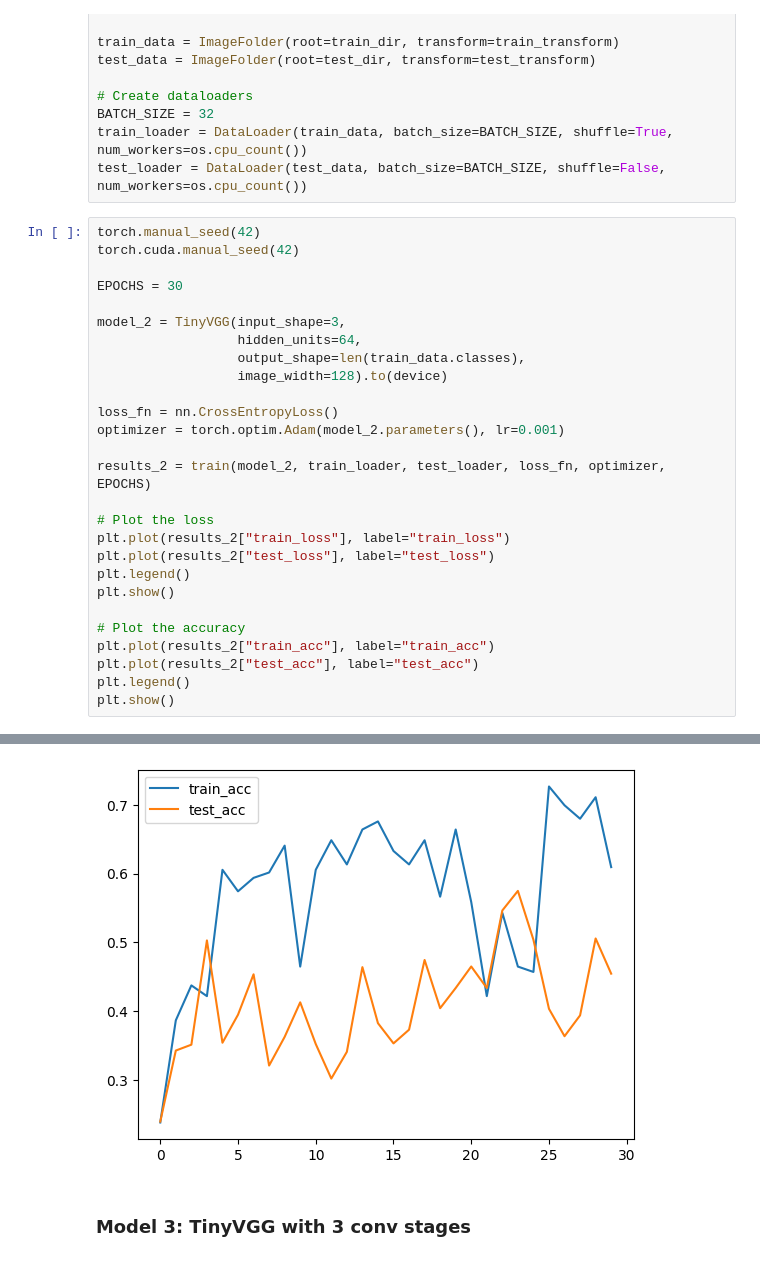
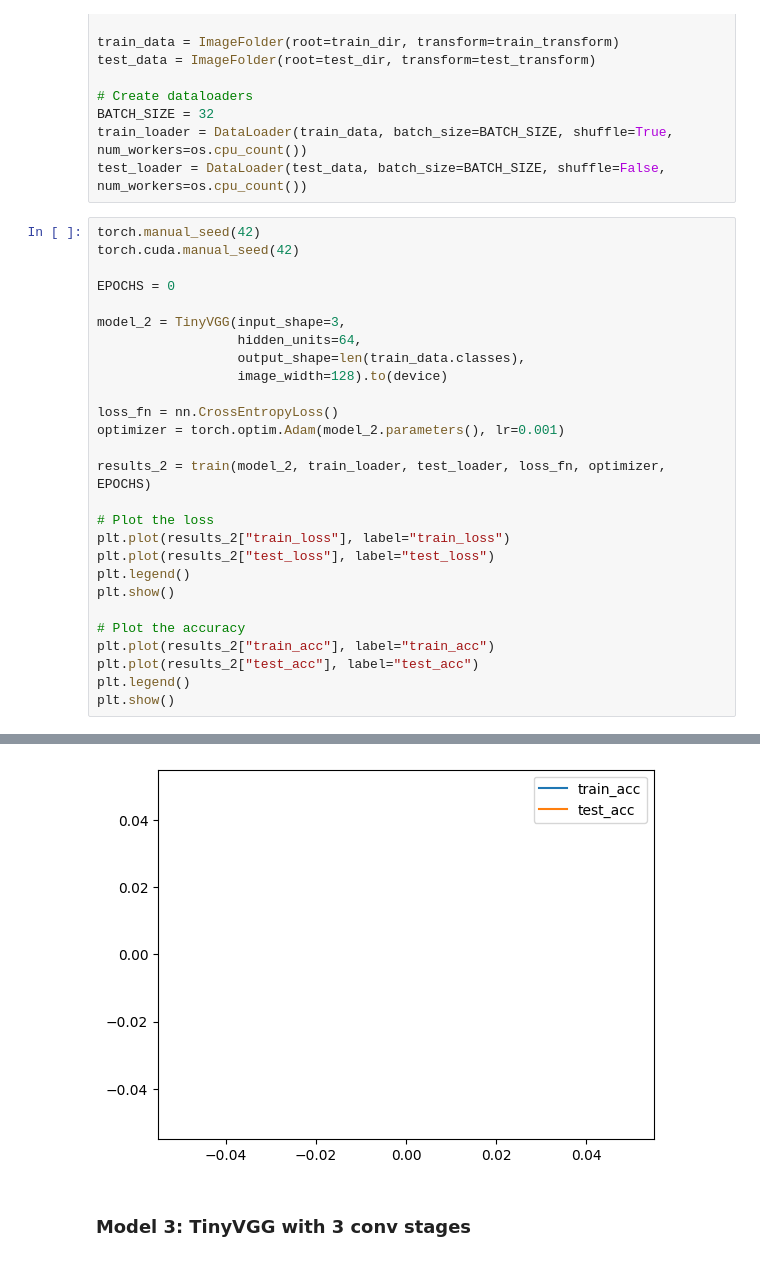
Before and after one commit to chanep/pytorch-test, a Jupyter notebook: chapter_04.ipynb, the cells around one changed output, grey strips where cells are left out. Saved outputs shown, nothing was run; the diff lists cells and outputs as text.

```diff
--- a/chapter_04.ipynb
+++ b/chapter_04.ipynb
@@ -662,7 +628,7 @@ test_loader = DataLoader(test_data, batch_size=BATCH_SIZE, shuffle=False, num_wo
 torch.manual_seed(42)
 torch.cuda.manual_seed(42)
 
-EPOCHS = 30
+EPOCHS = 0
 
 model_2 = TinyVGG(input_shape=3,
                   hidden_units=64,
@@ -707,4 +656,4 @@ Epoch: 30/30, Train Loss: 0.7848, Train Acc: 0.61, Test Loss: 1.0452, Test Acc:
-[figure, old version]
+[figure, new version]
 # %% [markdown]
 ### Model 3: TinyVGG with 3 conv stages
 # %%
```
Also changed, not shown: parts of 8 cells of this notebook, 7 other files.
